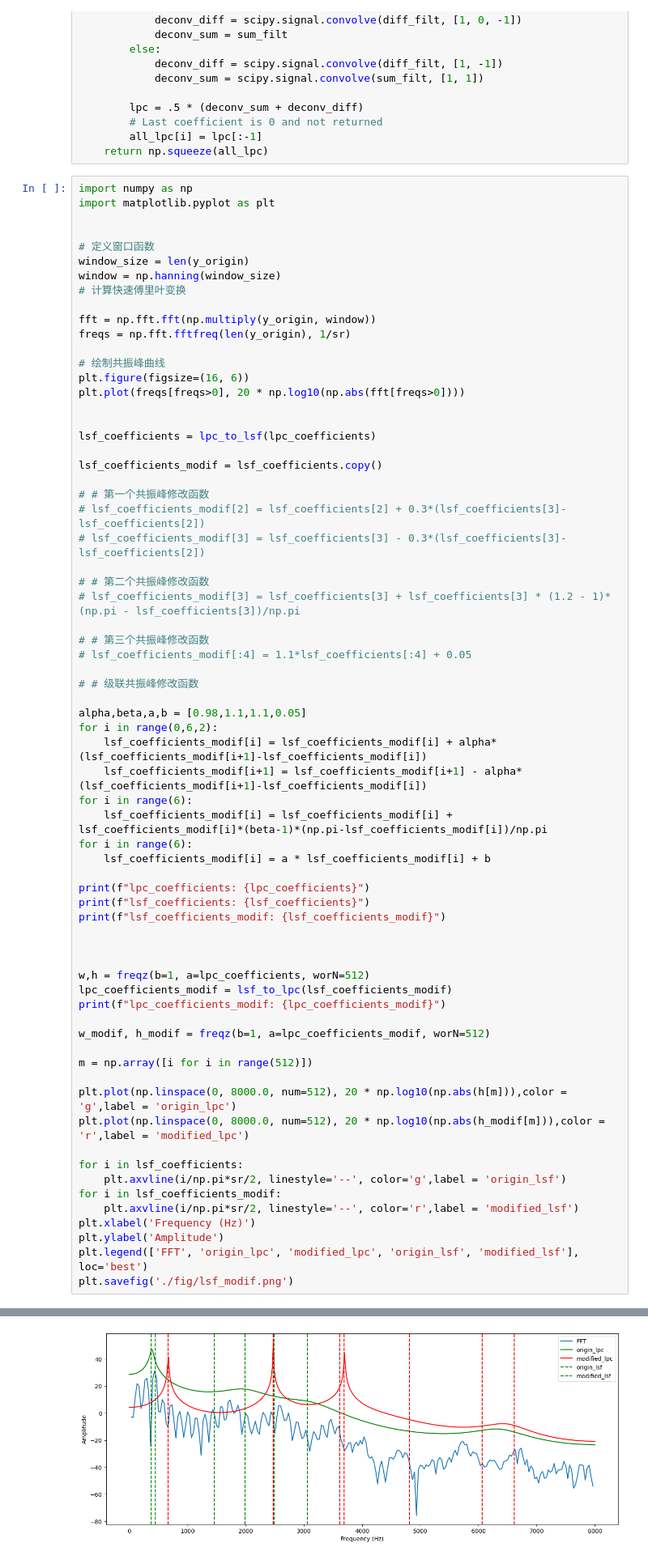
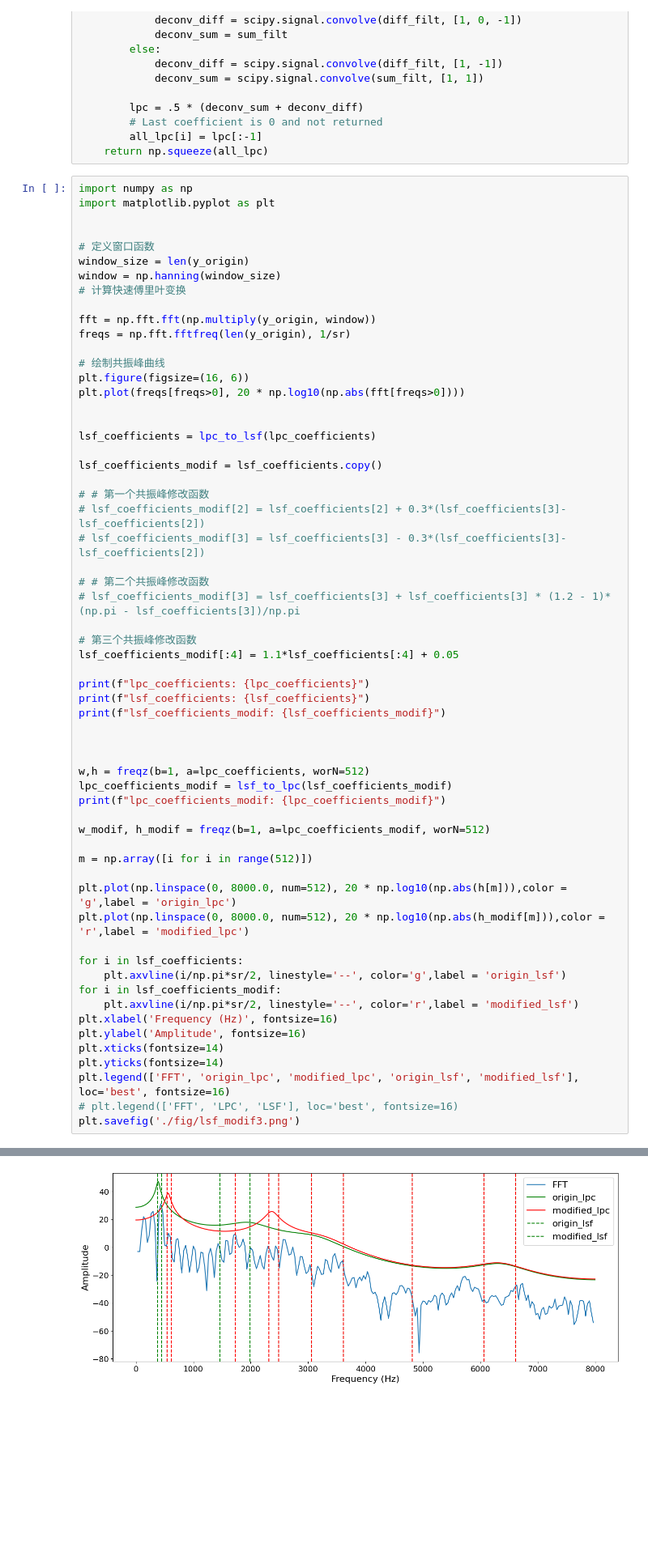
Before and after one commit to ZJUshine/Micro-privacy, a Jupyter notebook: preanalysis/LPC_LSF_analysis/LPC_LSF_analysis.ipynb, the cells around one changed output, grey strips where cells are left out. Shown: that part at 81% size. Saved outputs shown, nothing was run; the diff lists cells and outputs as text; blank space fills up the shorter version.

```diff
--- a/preanalysis/LPC_LSF_analysis/LPC_LSF_analysis.ipynb
+++ b/preanalysis/LPC_LSF_analysis/LPC_LSF_analysis.ipynb
@@ -150,19 +152,8 @@ lsf_coefficients_modif = lsf_coefficients.copy()
 # # 第二个共振峰修改函数
 # lsf_coefficients_modif[3] = lsf_coefficients[3] + lsf_coefficients[3] * (1.2 - 1)*(np.pi - lsf_coefficients[3])/np.pi
 
-# # 第三个共振峰修改函数
-# lsf_coefficients_modif[:4] = 1.1*lsf_coefficients[:4] + 0.05
-
-# # 级联共振峰修改函数
-
-alpha,beta,a,b = [0.98,1.1,1.1,0.05]
-for i in range(0,6,2):
-    lsf_coefficients_modif[i] = lsf_coefficients_modif[i] + alpha*(lsf_coefficients_modif[i+1]-lsf_coefficients_modif[i])
-    lsf_coefficients_modif[i+1] = lsf_coefficients_modif[i+1] - alpha*(lsf_coefficients_modif[i+1]-lsf_coefficients_modif[i])
-for i in range(6):
-    lsf_coefficients_modif[i] = lsf_coefficients_modif[i] + lsf_coefficients_modif[i]*(beta-1)*(np.pi-lsf_coefficients_modif[i])/np.pi
-for i in range(6):
-    lsf_coefficients_modif[i] = a * lsf_coefficients_modif[i] + b
+# 第三个共振峰修改函数
+lsf_coefficients_modif[:4] = 1.1*lsf_coefficients[:4] + 0.05
 
 print(f"lpc_coefficients: {lpc_coefficients}")
 print(f"lsf_coefficients: {lsf_coefficients}")
@@ -185,10 +176,13 @@ for i in lsf_coefficients:
     plt.axvline(i/np.pi*sr/2, linestyle='--', color='g',label = 'origin_lsf')
 for i in lsf_coefficients_modif:
     plt.axvline(i/np.pi*sr/2, linestyle='--', color='r',label = 'modified_lsf')
-plt.xlabel('Frequency (Hz)')
-plt.ylabel('Amplitude')
-plt.legend(['FFT', 'origin_lpc', 'modified_lpc', 'origin_lsf', 'modified_lsf'], loc='best')
-plt.savefig('./fig/lsf_modif.png')
+plt.xlabel('Frequency (Hz)', fontsize=16)
+plt.ylabel('Amplitude', fontsize=16)
+plt.xticks(fontsize=14)
+plt.yticks(fontsize=14)
+plt.legend(['FFT', 'origin_lpc', 'modified_lpc', 'origin_lsf', 'modified_lsf'], loc='best', fontsize=16)
+# plt.legend(['FFT', 'LPC', 'LSF'], loc='best', fontsize=16)
+plt.savefig('./fig/lsf_modif3.png')
 # %% [output]
 lpc_coefficients: [ 1.         -2.69961182  3.16894215 -2.05149439  0.81394676 -0.78538045
   1.37243546 -1.45650596  0.89992908 -0.29439063  0.06871384]
@@ -201 +195 @@ lpc_coefficients_modif: [ 1.         -1.56275674  1.88759568 -1.51491419  0.8346
-[figure, old version]
+[figure, new version]
```
Also changed, not shown: parts of 2 cells of this notebook, 15 other files.
